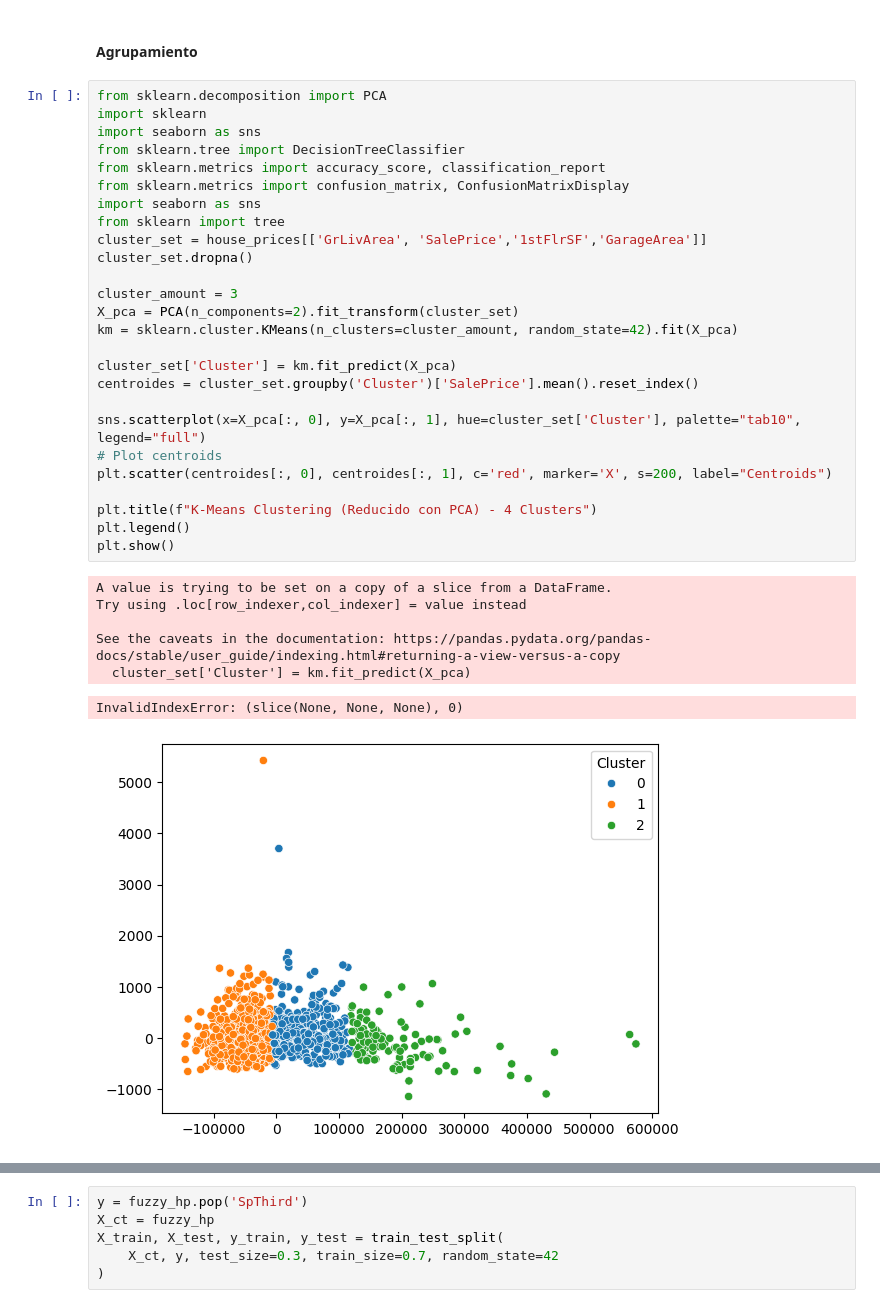
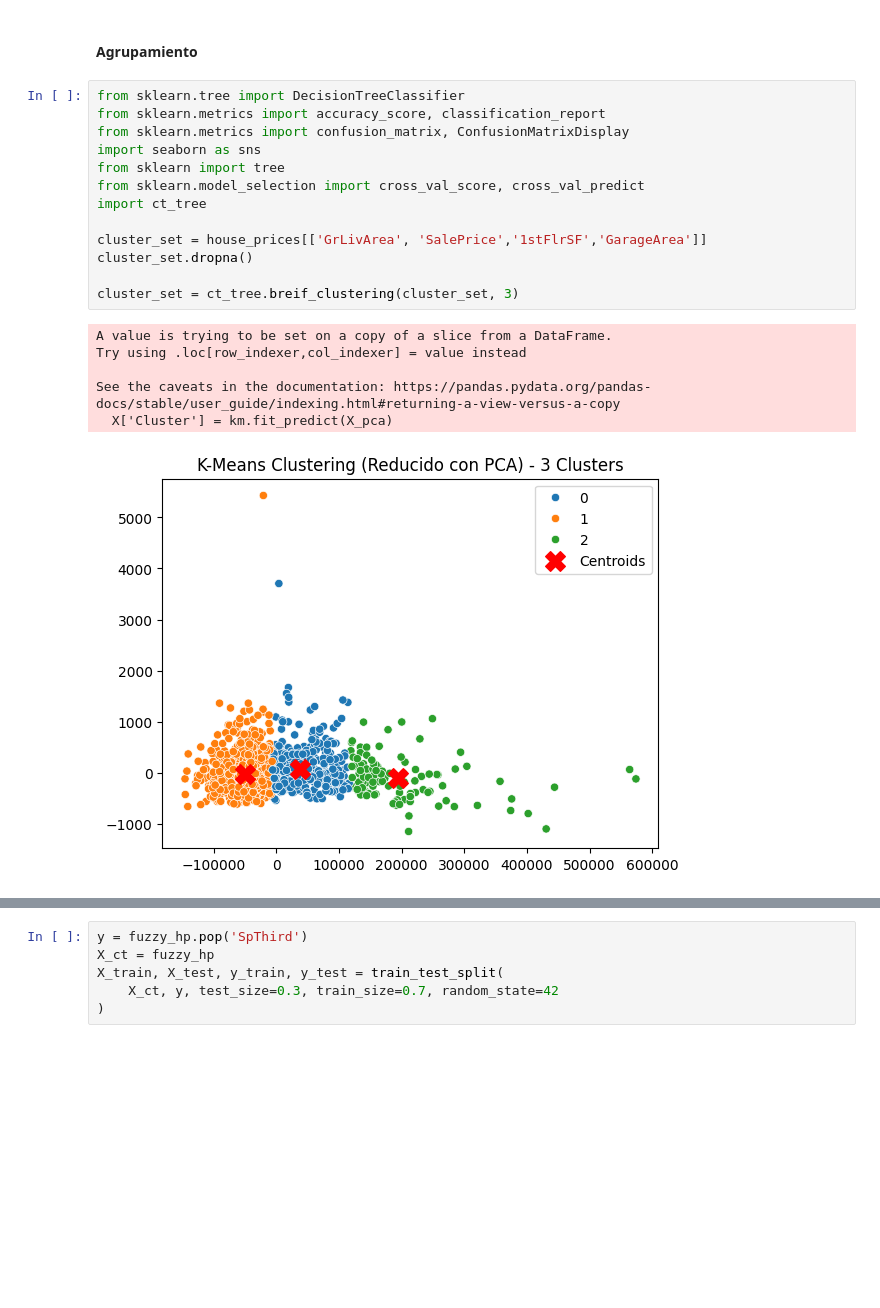
Before and after one commit to DiegoDuaS/Decision_Trees_2, a Jupyter notebook: actividades.ipynb, the cells around one changed output, grey strips where cells are left out. Saved outputs shown, nothing was run; the diff lists cells and outputs as text; blank space fills up the shorter version.

```diff
--- a/actividades.ipynb
+++ b/actividades.ipynb
@@ -289,38 +289,24 @@ MSE Exponenciado: 1495869206.3752
 ### CLASSIFICATION TREE
 # %% [markdown]
 #### Agrupamiento
-# %%
-from sklearn.decomposition import PCA
-import sklearn
-import seaborn as sns
-from sklearn.tree import DecisionTreeClassifier
-from sklearn.metrics import accuracy_score, classification_report
-from sklearn.metrics import confusion_matrix, ConfusionMatrixDisplay
-import seaborn as sns
-from sklearn import tree
-cluster_set = house_prices[['GrLivArea', 'SalePrice','1stFlrSF','GarageArea']]
-cluster_set.dropna()
-
-cluster_amount = 3
-X_pca = PCA(n_components=2).fit_transform(cluster_set)
-km = sklearn.cluster.KMeans(n_clusters=cluster_amount, random_state=42).fit(X_pca)
-
-cluster_set['Cluster'] = km.fit_predict(X_pca)
-centroides = cluster_set.groupby('Cluster')['SalePrice'].mean().reset_index()
-
-sns.scatterplot(x=X_pca[:, 0], y=X_pca[:, 1], hue=cluster_set['Cluster'], palette="tab10", legend="full")
-# Plot centroids
-plt.scatter(centroides[:, 0], centroides[:, 1], c='red', marker='X', s=200, label="Centroids")
-
-plt.title(f"K-Means Clustering (Reducido con PCA) - 4 Clusters")
-plt.legend()
-plt.show()
-# %% [output]
-A value is trying to be set on a copy of a slice from a DataFrame.
-Try using .loc[row_indexer,col_indexer] = value instead
-
-See the caveats in the documentation: https://pandas.pydata.org/pandas-docs/stable/user_guide/indexing.html#returning-a-view-versus-a-copy
-  cluster_set['Cluster'] = km.fit_predict(X_pca)
-InvalidIndexError: (slice(None, None, None), 0)
-[figure, removed]
+# %%
+from sklearn.tree import DecisionTreeClassifier
+from sklearn.metrics import accuracy_score, classification_report
+from sklearn.metrics import confusion_matrix, ConfusionMatrixDisplay
+import seaborn as sns
+from sklearn import tree
+from sklearn.model_selection import cross_val_score, cross_val_predict
+import ct_tree
+
+cluster_set = house_prices[['GrLivArea', 'SalePrice','1stFlrSF','GarageArea']]
+cluster_set.dropna()
+
+cluster_set = ct_tree.breif_clustering(cluster_set, 3)
+# %% [output]
+A value is trying to be set on a copy of a slice from a DataFrame.
+Try using .loc[row_indexer,col_indexer] = value instead
+
+See the caveats in the documentation: https://pandas.pydata.org/pandas-docs/stable/user_guide/indexing.html#returning-a-view-versus-a-copy
+  X['Cluster'] = km.fit_predict(X_pca)
+[figure, added]
 # %%
```
Also changed, not shown: parts of 20 cells of this notebook, 1 other file.
